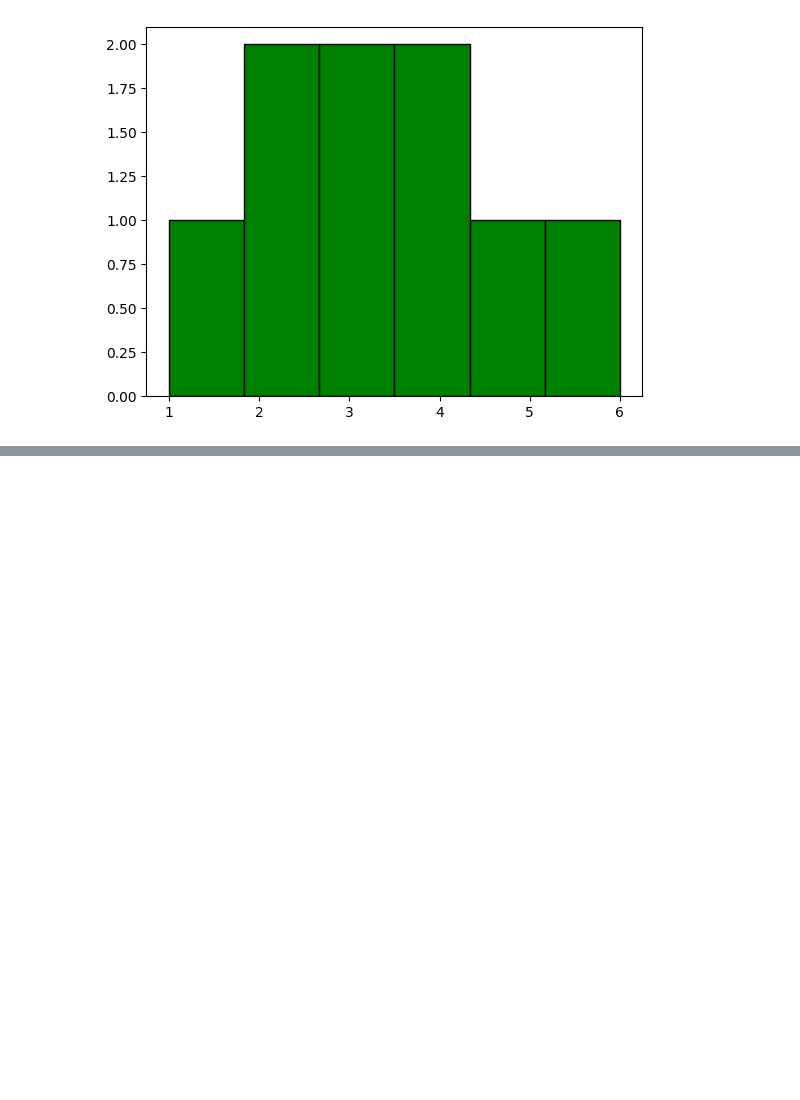
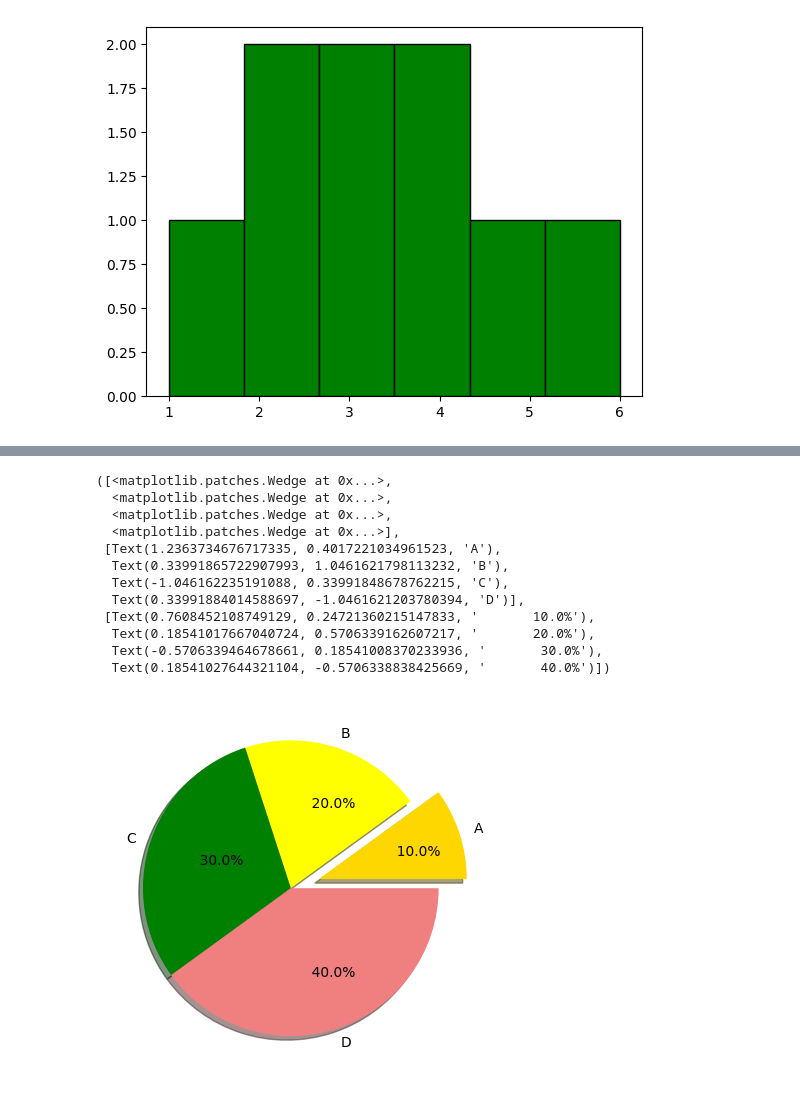
Before and after one commit to RaviSoni804426/AI-Code, a Jupyter notebook: My Code/basicpython.ipynb, the cells around one changed output, grey strips where cells are left out. Saved outputs shown, nothing was run; the diff lists cells and outputs as text; code cells hidden in the pictures; blank space fills up the shorter version.

```diff
--- a/My Code/basicpython.ipynb
+++ b/My Code/basicpython.ipynb
@@ -324,0 +332,21 @@ plt.hist(data,bins=6,color='green',edgecolor='black')
+# %%
+##pipe chart
+labels=['A','B','C','D']
+sizes=[10,20,30,40]
+colors=['gold','yellow','green','lightcoral']
+explode=(0.2,0,0,0)
+plt.pie(sizes,labels=labels,explode=explode,colors=colors,autopct="%11.1f%%",shadow='true')
+# %% [output]
+([<matplotlib.patches.Wedge at 0x...>,
+  <matplotlib.patches.Wedge at 0x...>,
+  <matplotlib.patches.Wedge at 0x...>,
+  <matplotlib.patches.Wedge at 0x...>],
+ [Text(1.2363734676717335, 0.4017221034961523, 'A'),
+  Text(0.33991865722907993, 1.0461621798113232, 'B'),
+  Text(-1.046162235191088, 0.33991848678762215, 'C'),
+  Text(0.33991884014588697, -1.0461621203780394, 'D')],
+ [Text(0.7608452108749129, 0.24721360215147833, '       10.0%'),
+  Text(0.18541017667040724, 0.5706339162607217, '       20.0%'),
+  Text(-0.5706339464678661, 0.18541008370233936, '       30.0%'),
+  Text(0.18541027644321104, -0.5706338838425669, '       40.0%')])
+[figure, added]
```
Also changed, not shown: parts of 7 cells of this notebook.
